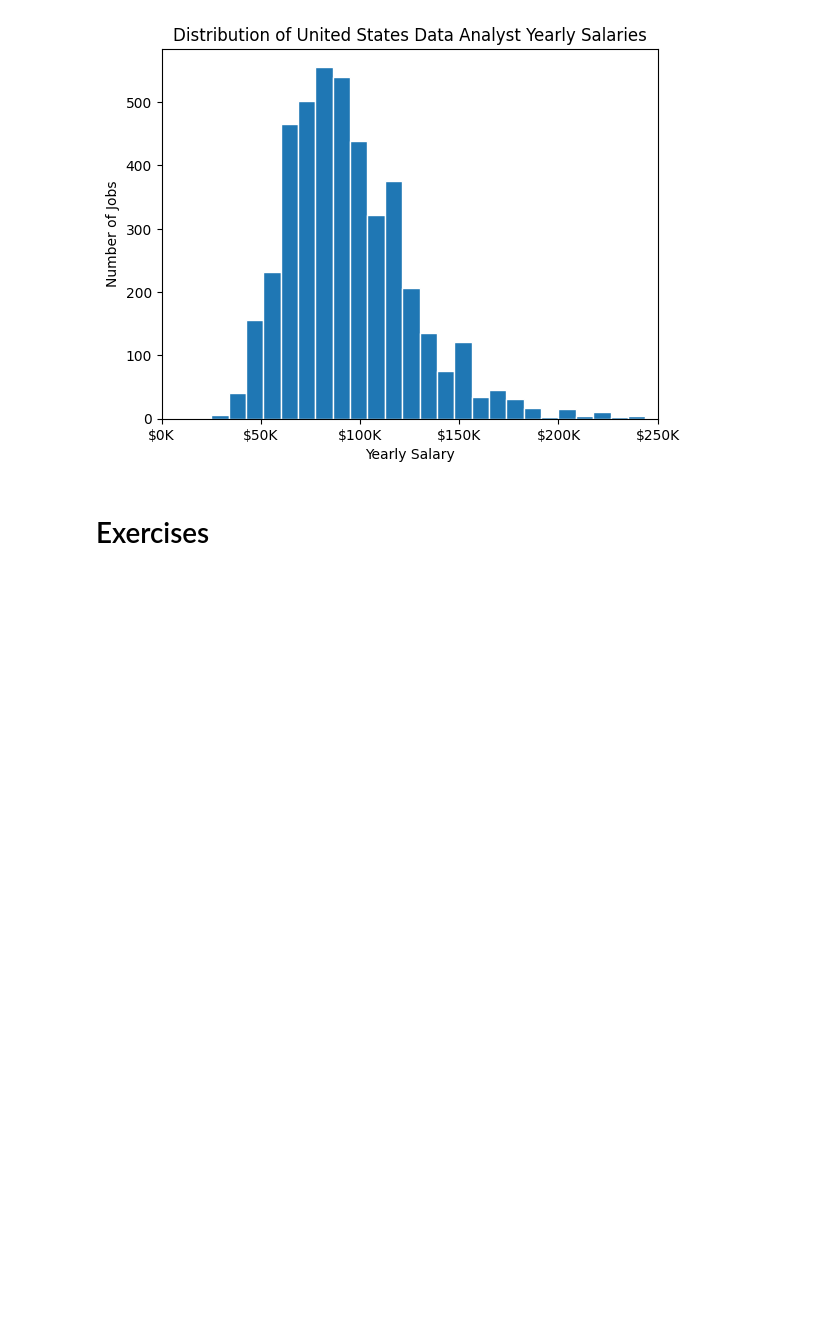
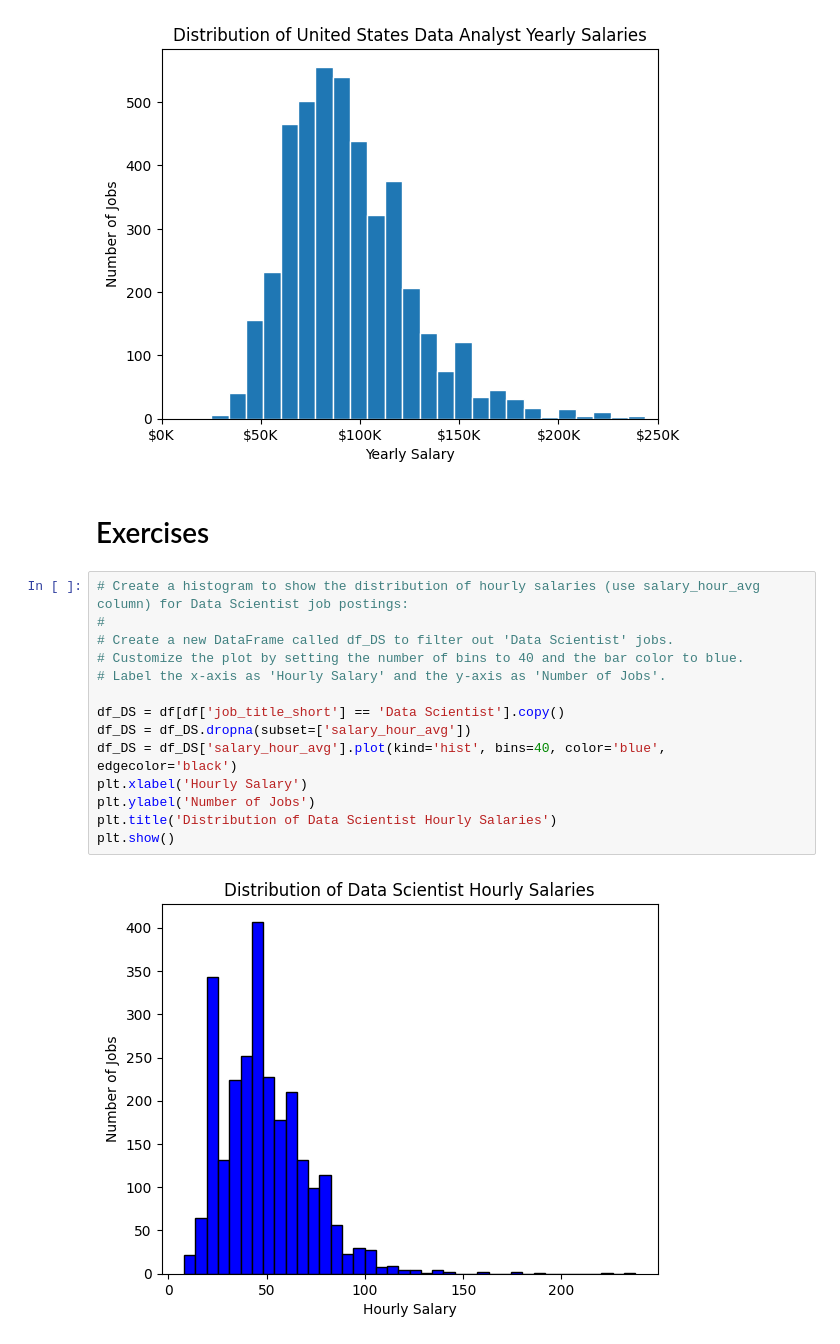
Before and after one commit to AdamWiercioch95/Python_Data_Exercises, a Jupyter notebook: matplotlib/5_Matplotlib_Histograms.ipynb, the cells around one changed output. Cells and saved outputs as stored; diff of their text form; blank space fills up the shorter version.

Commit message:
exercises with histograms

```diff
--- a/matplotlib/5_Matplotlib_Histograms.ipynb
+++ b/matplotlib/5_Matplotlib_Histograms.ipynb
@@ -31,3 +31,19 @@ plt.show()
 [figure]
 # %% [markdown]
 # Exercises
+# %%
+# Create a histogram to show the distribution of hourly salaries (use salary_hour_avg column) for Data Scientist job postings:
+#
+# Create a new DataFrame called df_DS to filter out 'Data Scientist' jobs.
+# Customize the plot by setting the number of bins to 40 and the bar color to blue.
+# Label the x-axis as 'Hourly Salary' and the y-axis as 'Number of Jobs'.
+
+df_DS = df[df['job_title_short'] == 'Data Scientist'].copy()
+df_DS = df_DS.dropna(subset=['salary_hour_avg'])
+df_DS = df_DS['salary_hour_avg'].plot(kind='hist', bins=40, color='blue', edgecolor='black')
+plt.xlabel('Hourly Salary')
+plt.ylabel('Number of Jobs')
+plt.title('Distribution of Data Scientist Hourly Salaries')
+plt.show()
+# %% [output]
+[figure, added]
```
Also changed, not shown: parts of 2 cells of this notebook.
